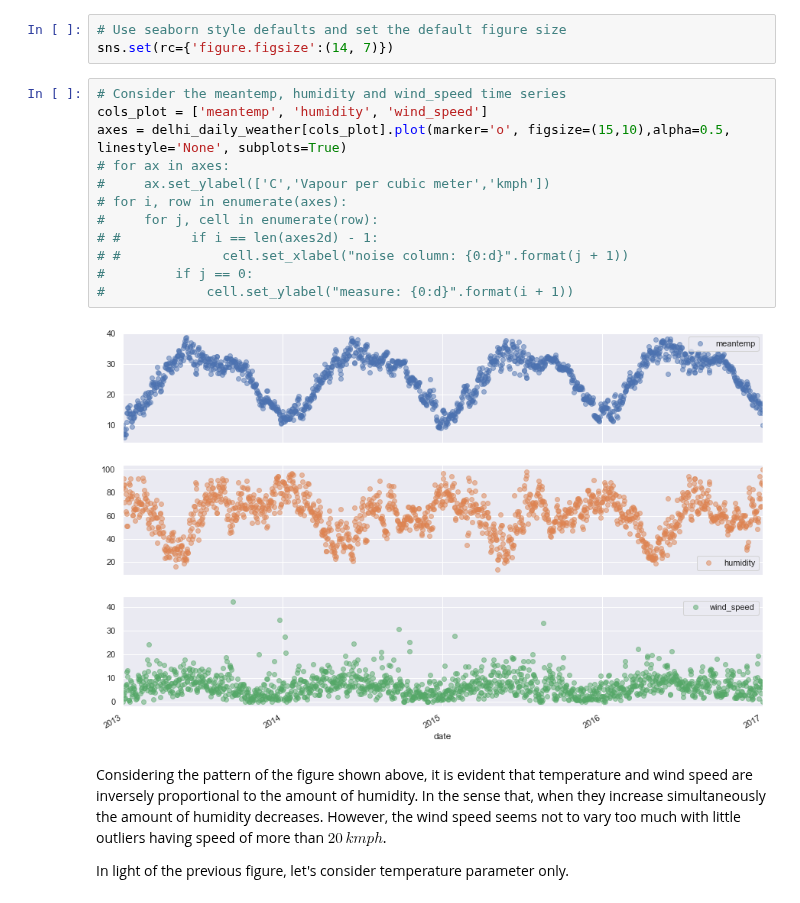
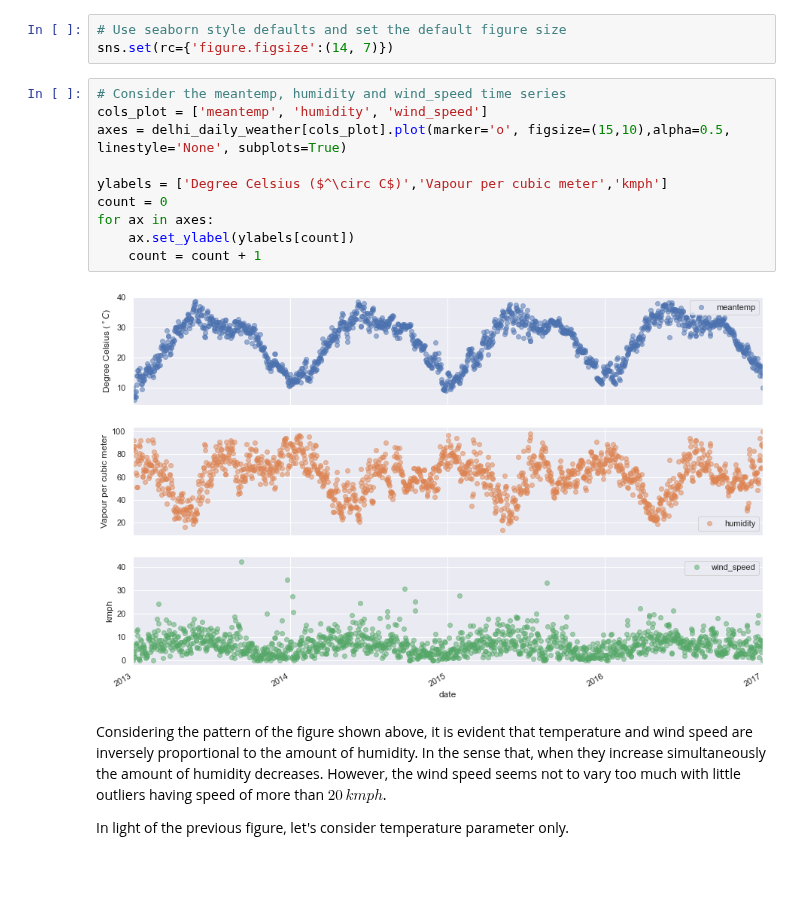
Before and after one commit to adili0505/Demo, a Jupyter notebook: delhi_weather_analysis.ipynb, the cells around one changed output. Cells and saved outputs as stored; diff of their text form; blank space fills up the shorter version.

```diff
--- a/delhi_weather_analysis.ipynb
+++ b/delhi_weather_analysis.ipynb
@@ -164,17 +164,15 @@ sns.set(rc={'figure.figsize':(14, 7)})
 # %%
 # Consider the meantemp, humidity and wind_speed time series
 cols_plot = ['meantemp', 'humidity', 'wind_speed']
 axes = delhi_daily_weather[cols_plot].plot(marker='o', figsize=(15,10),alpha=0.5, linestyle='None', subplots=True)
-# for ax in axes:
-#     ax.set_ylabel(['C','Vapour per cubic meter','kmph'])
-# for i, row in enumerate(axes):
-#     for j, cell in enumerate(row):
-# #         if i == len(axes2d) - 1:
-# #             cell.set_xlabel("noise column: {0:d}".format(j + 1))
-#         if j == 0:
-#             cell.set_ylabel("measure: {0:d}".format(i + 1))
+
+ylabels = ['Degree Celsius ($^\circ C$)','Vapour per cubic meter','kmph']
+count = 0
+for ax in axes:
+    ax.set_ylabel(ylabels[count])
+    count = count + 1
 # %% [output]
-[figure, old version]
+[figure, new version]
 # %% [markdown]
 Considering the pattern of the figure shown above, it is evident that temperature and wind speed are inversely proportional to the amount of humidity. In the sense that, when they increase simultaneously the amount of humidity decreases. However, the wind speed seems not to vary too much with little outliers having speed of more than $20\,kmph$.
 
```
Also changed, not shown: parts of 24 cells of this notebook.
